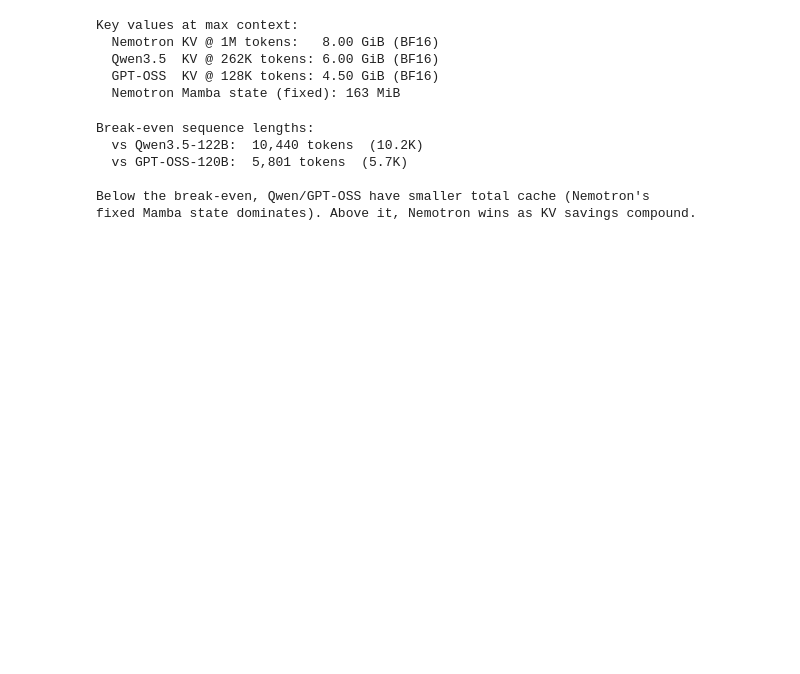
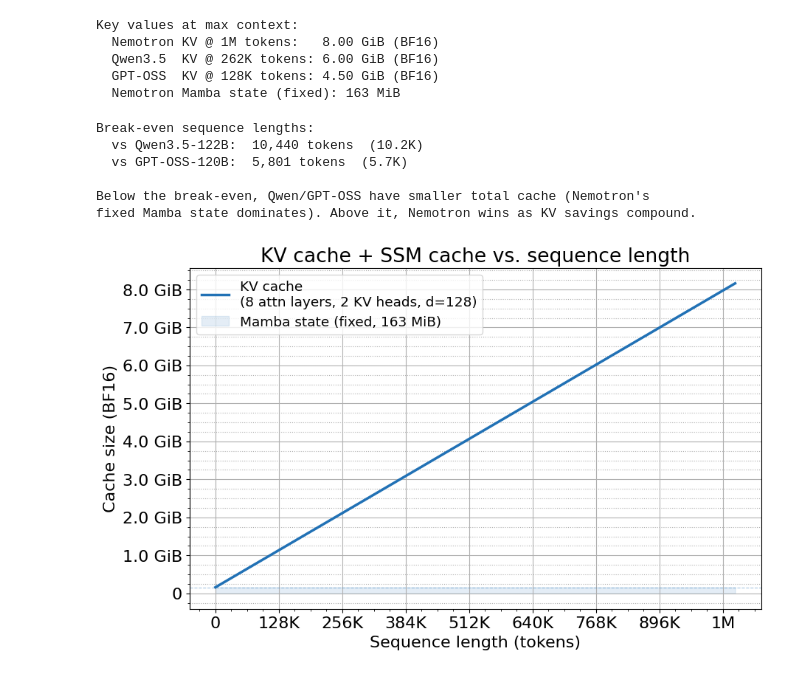
Before and after one commit to glennklockwood/llm-stuff, a Jupyter notebook: ssm_kv_cache.ipynb, the cells around one changed output. Saved outputs shown, nothing was run; the diff lists cells and outputs as text; code cells hidden in the pictures; blank space fills up the shorter version.

Commit message:
add a nemotron-3-only plot

```diff
--- a/ssm_kv_cache.ipynb
+++ b/ssm_kv_cache.ipynb
@@ -180,3 +180,30 @@ Break-even sequence lengths:
 
 Below the break-even, Qwen/GPT-OSS have smaller total cache (Nemotron's
 fixed Mamba state dominates). Above it, Nemotron wins as KV savings compound.
+# %%
+fig, ax = plt.subplots(figsize=(10, 6))
+
+# Nemotron KV cache
+ax.plot(N_nemotron / 1e3, nemotron_kv_gib + mamba_fixed_gib,
+        color='#2171b5', linewidth=2.5, label='KV cache\n(8 attn layers, 2 KV heads, d=128)')
+
+# Nemotron Mamba fixed state — shaded band from 0 to mamba_fixed_gib
+ax.fill_between(N_nemotron / 1e3, 0, mamba_fixed_gib,
+                color='#2171b5', alpha=0.12,
+                label=f'Mamba state (fixed, {mamba_fixed_gib*1024:.0f} MiB)')
+ax.axhline(mamba_fixed_gib, color='#2171b5', linewidth=0.8, linestyle='--', alpha=0.4)
+
+ax.grid(True, which='major')
+ax.grid(True, axis='y', which='minor', linestyle=":")
+ax.set_xlabel('Sequence length (tokens)')
+ax.set_ylabel('Cache size (BF16)')
+ax.set_title('KV cache + SSM cache vs. sequence length')
+ax.legend(fontsize='small')
+
+ax.xaxis.set_major_formatter(ticker.FuncFormatter(ktok_formatter))
+ax.xaxis.set_major_locator(ticker.MultipleLocator(128))
+ax.xaxis.set_minor_locator(ticker.MultipleLocator(32))
+ax.yaxis.set_minor_locator(ticker.MultipleLocator(.25))
+ax.yaxis.set_major_formatter(ticker.FuncFormatter(gib_formatter))
+# %% [output]
+[figure, added]
```
